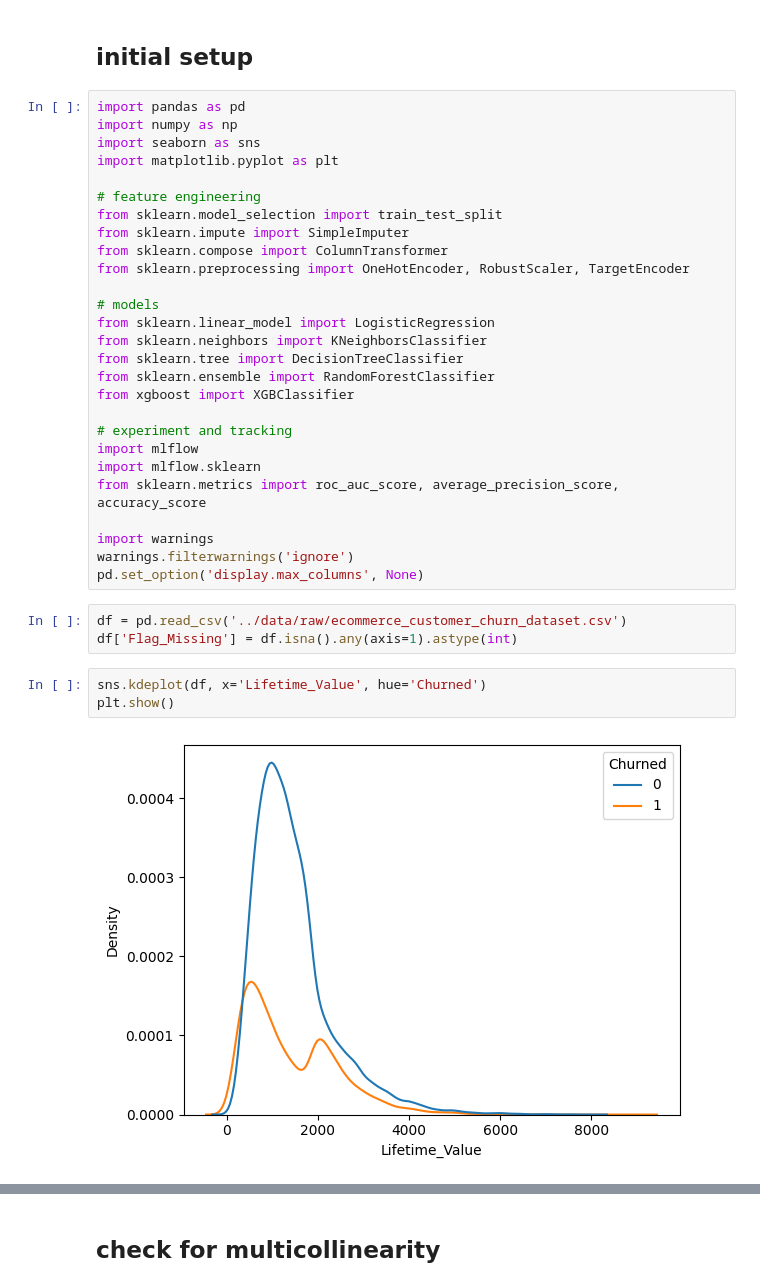
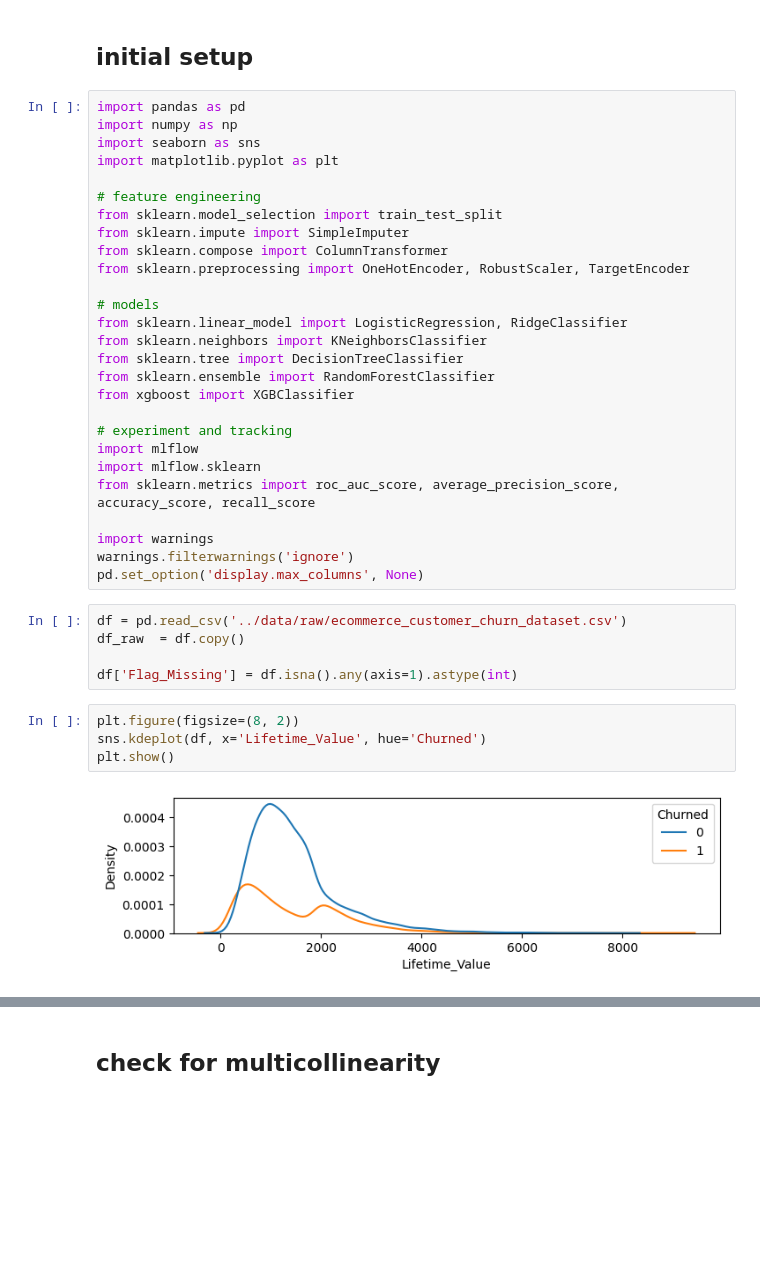
Before and after one commit to shashankgarewal/customer-churn-prediction-segmentation-revenue-risk-analysis, a Jupyter notebook: notebooks/churn-modeling.ipynb, the cells around one changed output, grey strips where cells are left out. Drawn from its saved outputs; the diff is of its cells as text; blank space fills up the shorter version.

```diff
--- a/notebooks/churn-modeling.ipynb
+++ b/notebooks/churn-modeling.ipynb
@@ -17,7 +17,7 @@ from sklearn.compose import ColumnTransformer
 from sklearn.preprocessing import OneHotEncoder, RobustScaler, TargetEncoder
 
 # models
-from sklearn.linear_model import LogisticRegression
+from sklearn.linear_model import LogisticRegression, RidgeClassifier
 from sklearn.neighbors import KNeighborsClassifier
 from sklearn.tree import DecisionTreeClassifier
 from sklearn.ensemble import RandomForestClassifier
@@ -26,17 +26,20 @@ from xgboost import XGBClassifier
 # experiment and tracking
 import mlflow
 import mlflow.sklearn
-from sklearn.metrics import roc_auc_score, average_precision_score, accuracy_score
+from sklearn.metrics import roc_auc_score, average_precision_score, accuracy_score, recall_score
 
 import warnings
 warnings.filterwarnings('ignore')
 pd.set_option('display.max_columns', None)
 # %%
 df = pd.read_csv('../data/raw/ecommerce_customer_churn_dataset.csv')
+df_raw  = df.copy()
+
 df['Flag_Missing'] = df.isna().any(axis=1).astype(int)
 # %%
+plt.figure(figsize=(8, 2))
 sns.kdeplot(df, x='Lifetime_Value', hue='Churned')
 plt.show()
 # %% [output]
-[figure, old version]
+[figure, new version]
 # %%
```
Also changed, not shown: parts of 31 cells of this notebook.
